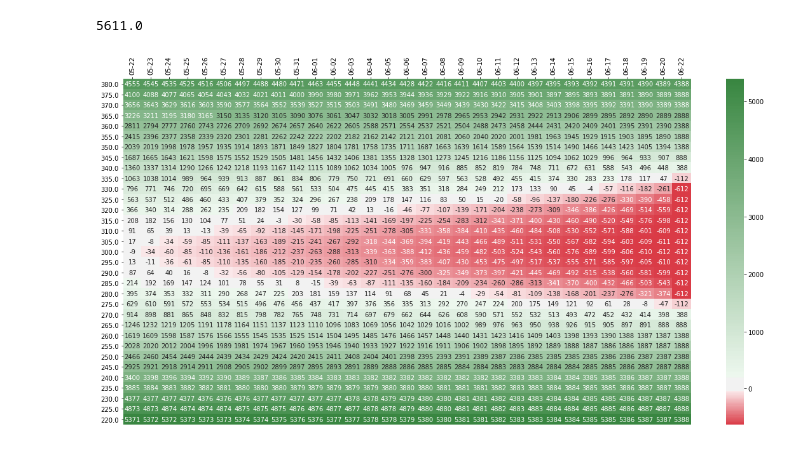
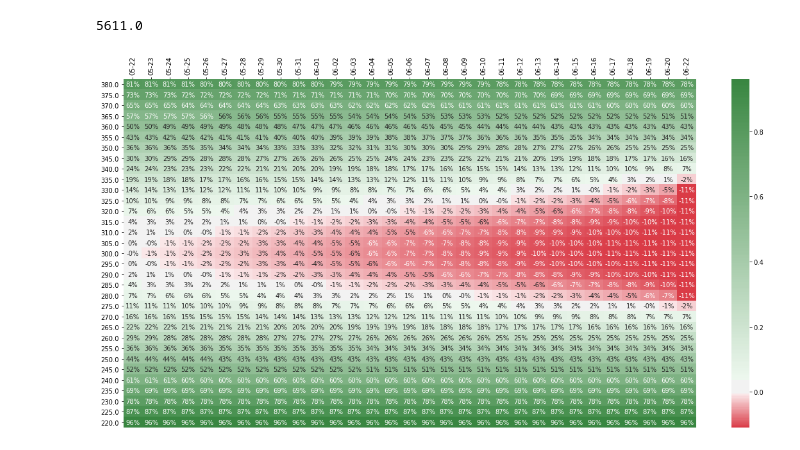
Before and after one commit to grivescorbett/pyoptionprofit, a Jupyter notebook: pyoptionprofit.ipynb, the cells around one changed output. Drawn from its saved outputs; the diff is of its cells as text; code cells hidden in the pictures.

```diff
--- a/pyoptionprofit.ipynb
+++ b/pyoptionprofit.ipynb
@@ -15,7 +15,14 @@ import matplotlib.ticker as mtick
 # Get risk free rate
 rf = yf.Ticker('^TNX').info['regularMarketPrice'] / 100.
 # %%
-def option(underlying_price, strike_price, expires_on, contract_ask, contract_bid, n_contracts, contract_type, contract_party):
+def option(underlying_price,
+           strike_price,
+           expires_on,
+           contract_ask,
+           contract_bid,
+           n_contracts,
+           contract_type,
+           contract_party):
     iv = implied_volatility(contract_ask,
                             underlying_price,
                             strike_price,
@@ -35,16 +42,20 @@ def option(underlying_price, strike_price, expires_on, contract_ask, contract_bi
     }
 # %%
 def long_call(underlying_price, strike_price, expires_on, contract_ask, contract_bid, n_contracts):
-    return option(underlying_price, strike_price, expires_on, contract_ask, contract_bid, n_contracts, 'c', 'buy')
+    return option(
+        underlying_price, strike_price, expires_on, contract_ask, contract_bid, n_contracts, 'c', 'buy')
 
 def short_call(underlying_price, strike_price, expires_on, contract_ask, contract_bid, n_contracts):
-    return option(underlying_price, strike_price, expires_on, contract_ask, contract_bid, n_contracts, 'c', 'sell')
+    return option(
+        underlying_price, strike_price, expires_on, contract_ask, contract_bid, n_contracts, 'c', 'sell')
 
 def long_put(underlying_price, strike_price, expires_on, contract_ask, contract_bid, n_contracts):
-    return option(underlying_price, strike_price, expires_on, contract_ask, contract_bid, n_contracts, 'p', 'buy')
+    return option(
+        underlying_price, strike_price, expires_on, contract_ask, contract_bid, n_contracts, 'p', 'buy')
 
 def short_put(underlying_price, strike_price, expires_on, contract_ask, contract_bid, n_contracts):
-    return option(underlying_price, strike_price, expires_on, contract_ask, contract_bid, n_contracts, 'p', 'sell')
+    return option(
+        underlying_price, strike_price, expires_on, contract_ask, contract_bid, n_contracts, 'p', 'sell')
 # %%
 def entry_cost(option):
     # each contract is one hundred shares, net cost is negative i.e. credit for selling
@@ -53,7 +64,13 @@ def entry_cost(option):
         price *= -1
     return price * 100
 
-def compute_strategy(date_start=None, date_end=None, day_ticks=None, price_lower=None, price_upper=None, price_step=None, strategy=None):
+def compute_strategy(date_start=None,
+                     date_end=None,
+                     day_ticks=None,
+                     price_lower=None,
+                     price_upper=None,
+                     price_step=None,
+                     strategy=None):
     # Strategy is a list of options
 
     if day_ticks is None:
@@ -168,6 +185,6 @@ net_cost
 # %% [output]
 5611.0
 # %%
-graph_result(gains, net_cost, pct=False)
+graph_result(gains, net_cost, pct=True)
 # %% [output]
-[figure, old version]
+[figure, new version]
```
